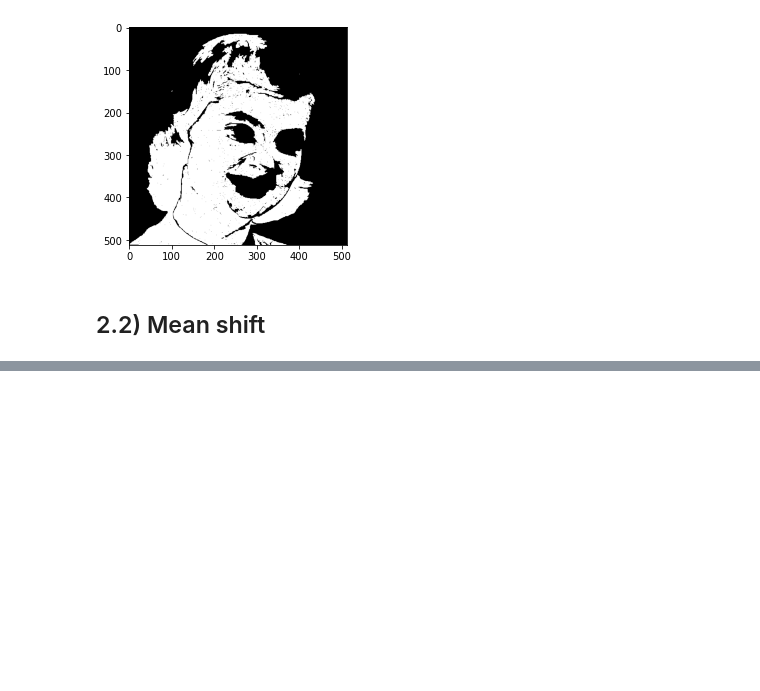
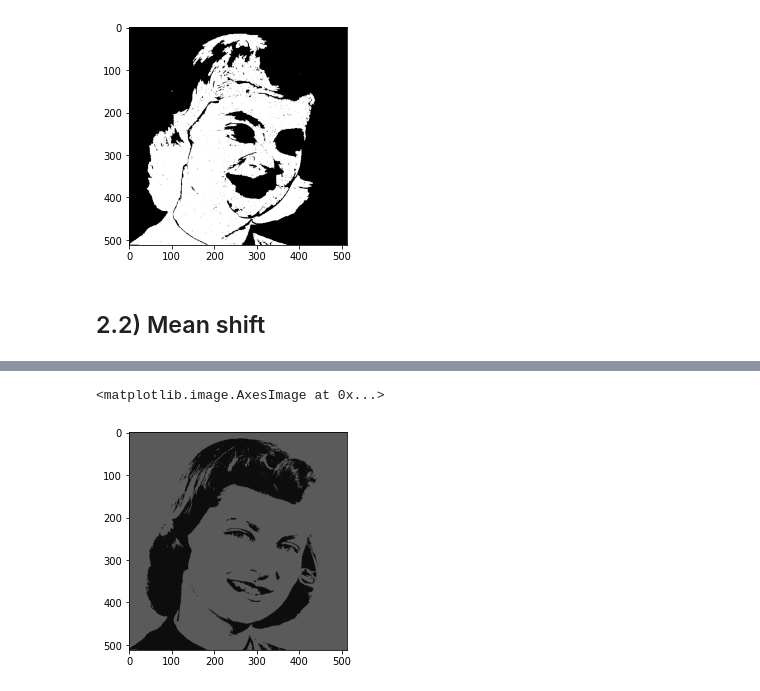
Before and after one commit to jmcsuite/AgentesInteligentes_Up2022, a Jupyter notebook: Trabajo1_0226259_0226154/codigo/main.ipynb, the cells around one changed output, grey strips where cells are left out. Saved outputs shown, nothing was run; the diff lists cells and outputs as text; code cells hidden in the pictures; blank space fills up the shorter version.

```diff
--- a/Trabajo1_0226259_0226154/codigo/main.ipynb
+++ b/Trabajo1_0226259_0226154/codigo/main.ipynb
@@ -423,0 +548,6 @@ ax[0].scatter(inputMeanShift, np.ones(len(inputMeanShift))*7000)
+# %%
+kMeansExample = KMeansImage(img, 35, 100, .00001, 1)
+plt.imshow(kMeansExample)
+# %% [output]
+<matplotlib.image.AxesImage at 0x...>
+[figure, added]
```
Also changed, not shown: parts of 8 cells of this notebook.
